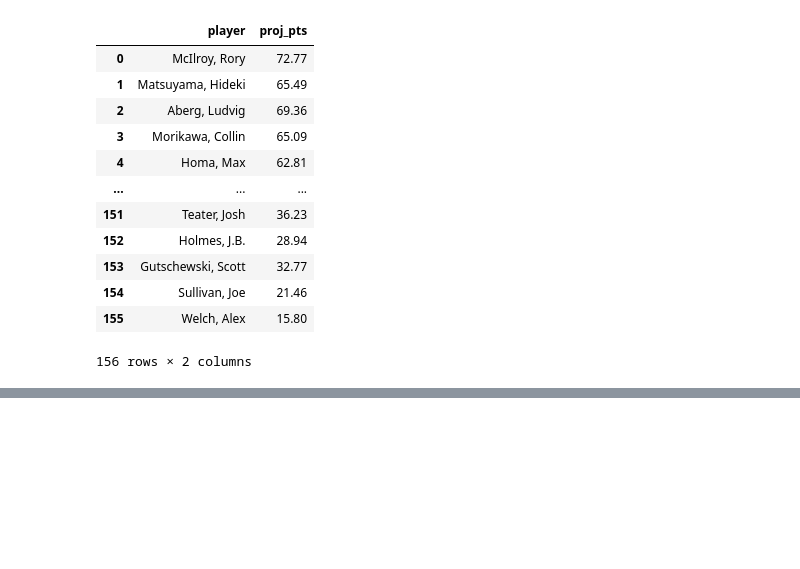
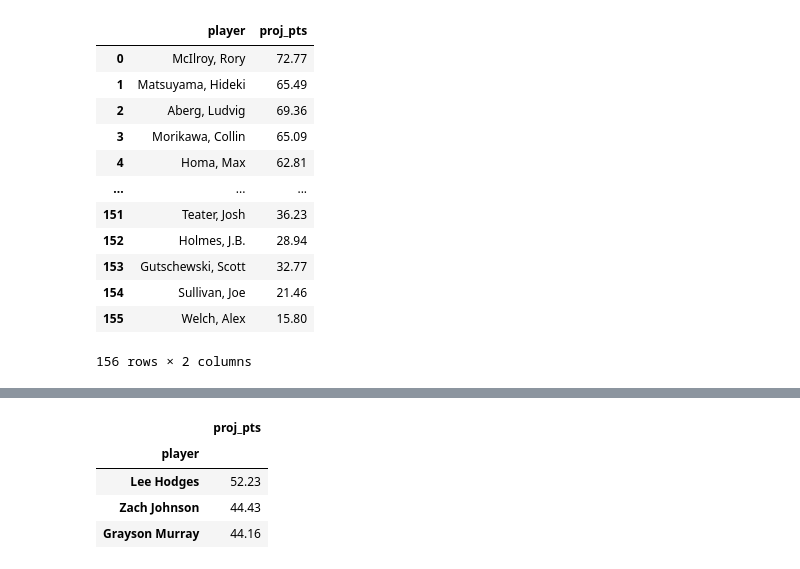
Before and after one commit to mikejackson35/fantrax, a Jupyter notebook: notebooks/best_available_players.ipynb, the cells around one changed output, grey strips where cells are left out. Saved outputs shown, nothing was run; the diff lists cells and outputs as text; code cells hidden in the pictures; blank space fills up the shorter version.

```diff
--- a/notebooks/best_available_players.ipynb
+++ b/notebooks/best_available_players.ipynb
@@ -51,26 +40,25 @@ dg
 | 154 | Sullivan, Joe | 21.46 |
 | 155 | Welch, Alex | 15.80 |
 156 rows × 2 columns
+# %%
+def fix_names(dg):
+        names = dg['player'].str.split(expand=True)
+        names[0] = names[0].str.rstrip(",")
+        names[1] = names[1].str.rstrip(",")
+        names['player'] = names[1] + " " + names[0]
+
+        names['player'] = np.where(names['player']=='Matt Fitzpatrick', 'Matthew Fitzpatrick', names['player'])
+        names['player'] = np.where(names['player']=='Si Kim', 'Si Woo Kim', names['player'])
+        names['player'] = np.where(names['player']=='Min Lee', 'Min Woo Lee', names['player'])
+        names['player'] = np.where(names['player']=='Byeong An', 'Byeong Hun An', names['player'])
+        names['player'] = np.where(names['player']=='Rooyen Van', 'Erik Van Rooyen', names['player'])
+        names['player'] = np.where(names['player']=='Vince Whaley', 'Vincent Whaley', names['player'])
+        names['player'] = np.where(names['player']=='Kevin Yu', 'kevin Yu', names['player'])
+        names['player'] = np.where(names['player']=='Kyounghoon Lee', 'Kyoung-Hoon Lee', names['player'])
+        return names.player
 # %%
-
-
-def fix_long_names(dg):
-        #flip first and last name
-        names = dg['player'].str.split(expand=True)
-        names[0] = names[0].str.rstrip(",")
-        names[1] = names[1].str.rstrip(",")
-        names['player'] = names[1] + " " + names[0]
-
-        names['player'] = np.where(names['player']=='Si Kim', 'Si Woo Kim', names['player'])                    #fix player names to match fantrax
-        names['player'] = np.where(names['player']=='Min Lee', 'Min Woo Lee', names['player'])
-        names['player'] = np.where(names['player']=='Matt Fitzpatrick', 'Matthew Fitzpatrick', names['player'])
-        names['player'] = np.where(names['player']=='Byeong An', 'Byeong Hun An', names['player'])
-        names['player'] = np.where(names['player']=='Rooyen Van', 'Erik Van Rooyen', names['player'])
-
-        return names.player
-
 # set index to new names
-dg.set_index(fix_long_names(dg),inplace=True)
+dg.set_index(fix_names(dg),inplace=True)
 dg = dg[['proj_pts']]
 
 # filter dg based on fantrax list of players
@@ -149,0 +86,9 @@ TypeError: argument of type 'method' is not iterable
+# %%
+df = dg[dg.index.isin(avail_players)].sort_values('proj_pts',ascending=False)
+df
+# %% [output]
+|  | proj_pts |
+| player |  |
+| Lee Hodges | 52.23 |
+| Zach Johnson | 44.43 |
+| Grayson Murray | 44.16 |
```
Also changed, not shown: parts of 3 cells of this notebook, 1 other file.
